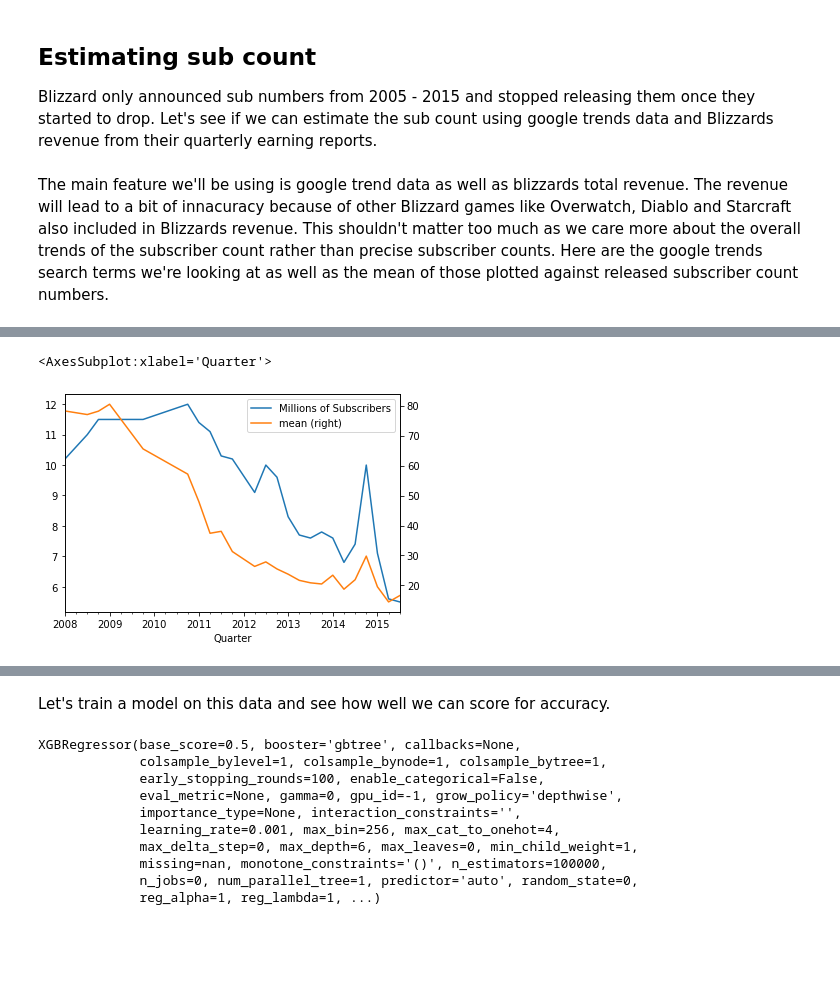
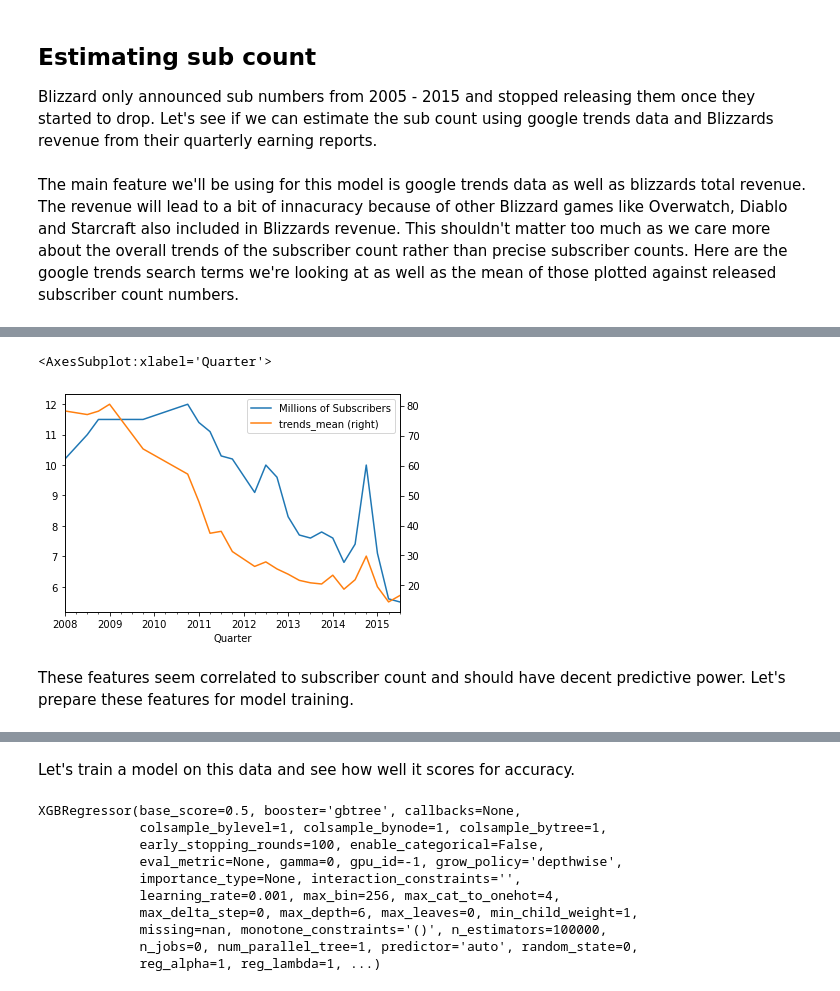
Before and after one commit to Traumist/WoW-Analysis, a Jupyter notebook: WoW Analysis.ipynb, the cells around one changed output, grey strips where cells are left out. Drawn from its saved outputs; the diff is of its cells as text; code cells hidden in the pictures; blank space fills up the shorter version.

```diff
--- a/WoW Analysis.ipynb
+++ b/WoW Analysis.ipynb
@@ -30,13 +31,14 @@ rev['Quarter'] = pd.to_datetime(rev['Quarter'])
 rev['Quarter'] = rev['Quarter'].dt.to_period('Q')
 rev = rev.set_index('Quarter')
 # %% [markdown]
-The main feature we'll be using is google trend data as well as blizzards total revenue. The revenue will lead to a bit of innacuracy because of other Blizzard games like Overwatch, Diablo and Starcraft also included in Blizzards revenue. This shouldn't matter too much as we care more about the overall trends of the subscriber count rather than precise subscriber counts. Here are the google trends search terms we're looking at as well as the mean of those plotted against released subscriber count numbers.
+The main feature we'll be using for this model is google trends data as well as blizzards total revenue. The revenue will lead to a bit of innacuracy because of other Blizzard games like Overwatch, Diablo and Starcraft also included in Blizzards revenue. This shouldn't matter too much as we care more about the overall trends of the subscriber count rather than precise subscriber counts. Here are the google trends search terms we're looking at as well as the mean of those plotted against released subscriber count numbers.
 # %%
 
 #Lets add the mean interest as a feature and to make plotting easier.
 trends = trends.assign(mean=trends.mean(axis=1, numeric_only=True).round(2))
 trends['Quarter'] = pd.to_datetime(trends['Quarter'])
 trends['Quarter'] = trends['Quarter'].dt.to_period('Q')
+trends = trends.rename(columns={'mean':'trends_mean'})
 
 trends.head()
 # %% [output]
@@ -49,13 +51,15 @@ trends.head()
 # %%
 #Merging data frames and plotting mean google trends data vs official Blizzard subscriber counts
 df = trends.merge(subs, on='Quarter',how='right')
 
 df = df.merge(rev, on='Quarter', how='inner')
 
-df.plot(x='Quarter',y=['Millions of Subscribers','mean'],secondary_y='mean')
+df.plot(x='Quarter',y=['Millions of Subscribers','trends_mean'],secondary_y='trends_mean')
 # %% [output]
 <AxesSubplot:xlabel='Quarter'>
-[figure, old version]
+[figure, new version]
+# %% [markdown]
+These features seem correlated to subscriber count and should have decent predictive power. Let's prepare these features for model training.
 # %%
 #Create a lag feature with the previous quarters sub count
 df = df.set_index('Quarter')
@@ -83,7 +87,7 @@ n = len(df)
 X_train, y_train = X[1:int(n*.8)], y[1:int(n*.8)]
 X_test, y_test = X[int(n*.8):], y[int(n*.8):]
 # %% [markdown]
-Let's train a model on this data and see how well we can score for accuracy.
+Let's train a model on this data and see how well it scores for accuracy.
 # %%
 import xgboost as xgb
 
```
Also changed, not shown: parts of 2 cells of this notebook.
